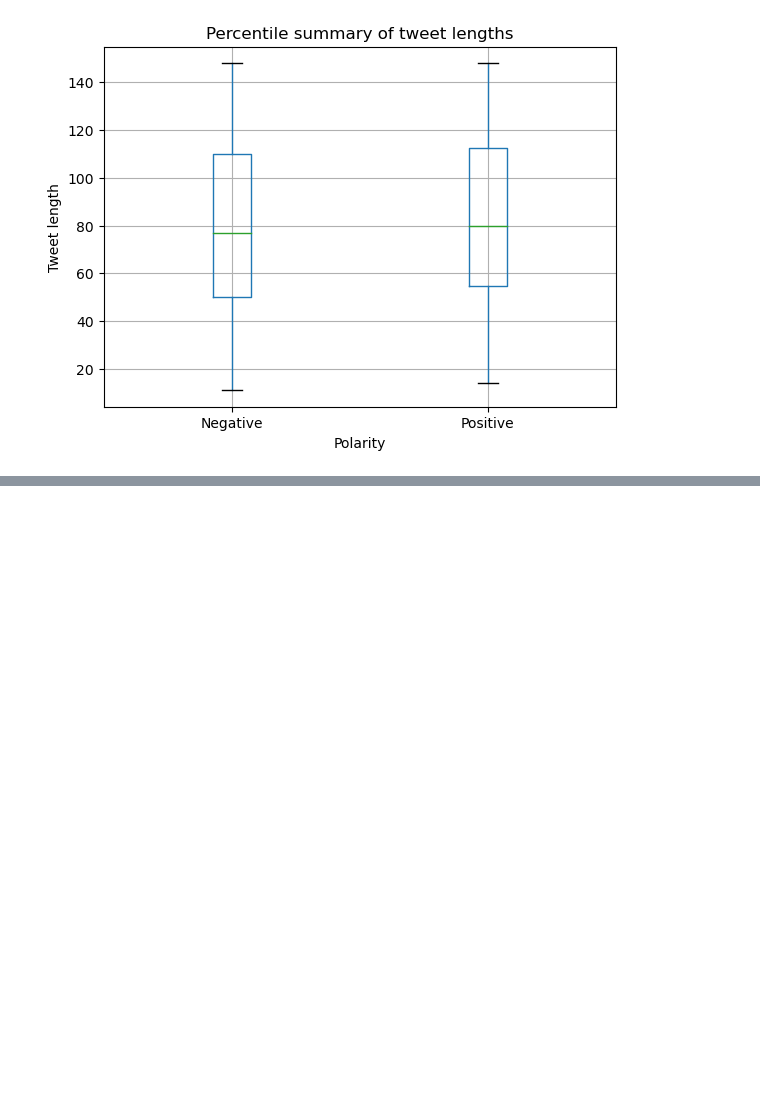
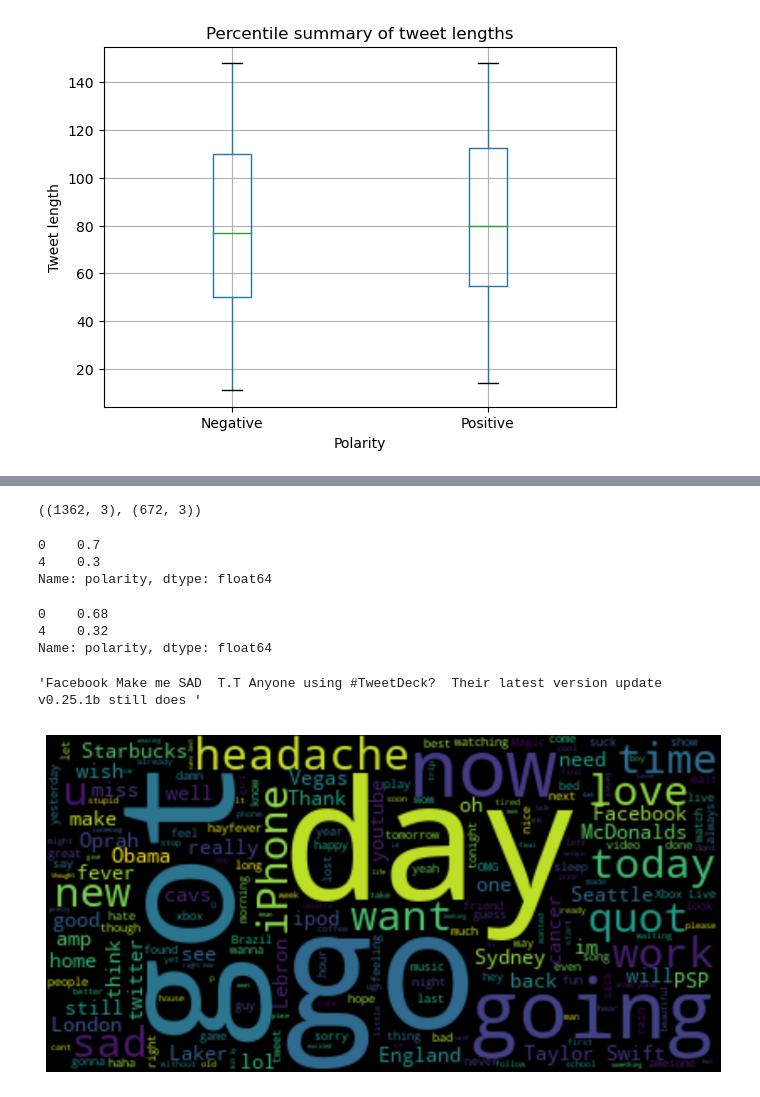
Before and after one commit to KCristopher/SentimentAnalysis, a Jupyter notebook: AnalyzeSentiment.ipynb, the cells around one changed output, grey strips where cells are left out. Drawn from its saved outputs; the diff is of its cells as text; code cells hidden in the pictures; blank space fills up the shorter version.

Commit message:
Split dataset. Plot wordcloud and frequency count of raw words.

```diff
--- a/AnalyzeSentiment.ipynb
+++ b/AnalyzeSentiment.ipynb
@@ -107,3 +111,6 @@ plt.xlabel('Polarity')
 plt.show()
 # %% [output]
 [figure]
+# %%
+tweets_df.set_index('id', inplace = True)
+tweets_df.head()
@@ -109,0 +125,42 @@ plt.show()
+# %%
+y = tweets_df['polarity']
+X = tweets_df.drop('polarity', axis = 1)
+
+
+X_train, X_test, y_train, y_test = train_test_split(
+    X, y, test_size=0.33, random_state=42)
+
+trainset = pd.concat( [ X_train, y_train ], axis = 1  )
+testset = pd.concat( [ X_test, y_test ], axis = 1  )
+# %%
+trainset.shape, testset.shape
+# %% [output]
+((1362, 3), (672, 3))
+# %%
+trainset.polarity.value_counts(normalize = True).round(2)
+# %% [output]
+0    0.7
+4    0.3
+Name: polarity, dtype: float64
+# %%
+testset.polarity.value_counts(normalize = True).round(2)
+# %% [output]
+0    0.68
+4    0.32
+Name: polarity, dtype: float64
+# %%
+words_dataset = ' '.join( trainset['tweet'].tolist() )
+words_dataset[ : 100]
+# %% [output]
+'Facebook Make me SAD  T.T Anyone using #TweetDeck?  Their latest version update v0.25.1b still does '
+# %%
+# Create and generate a word cloud image:
+wordcloud = WordCloud().generate(words_dataset)
+
+# Display the generated image:
+plt.figure(figsize=(11,7))
+plt.imshow(wordcloud, interpolation='bilinear')
+plt.axis("off")
+plt.show()
+# %% [output]
+[figure, added]
```
Also changed, not shown: parts of 6 cells of this notebook.
